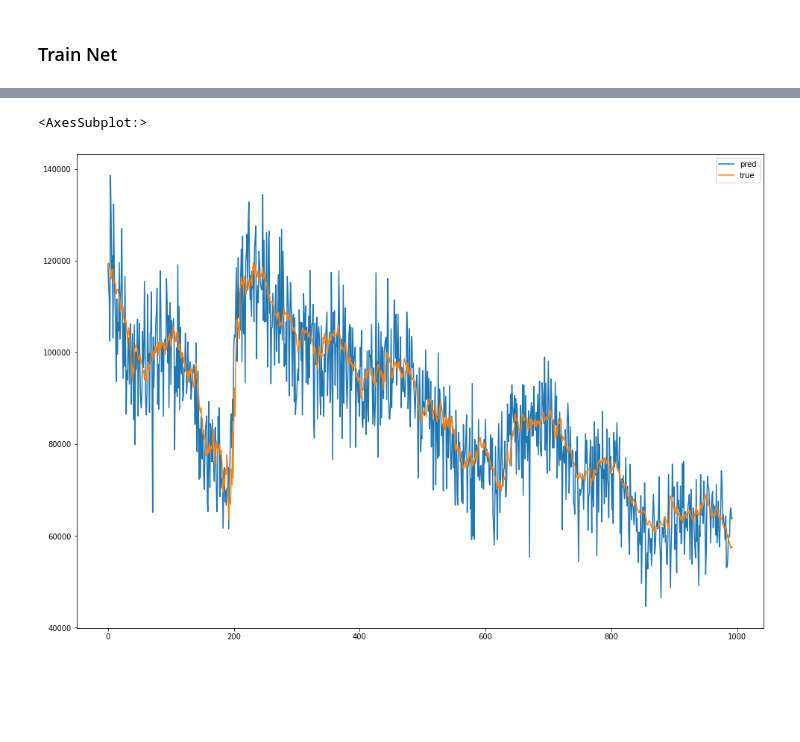
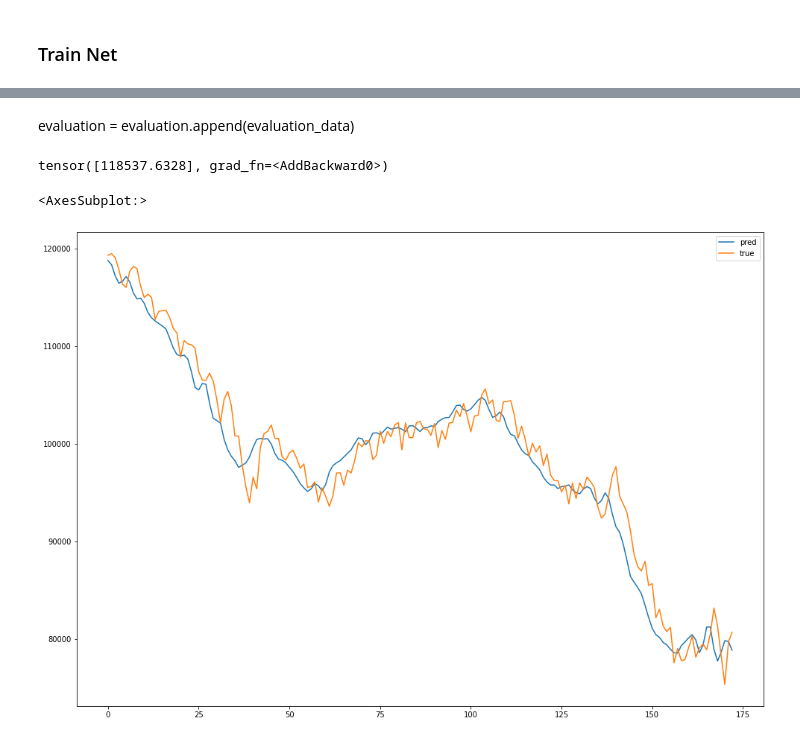
Before and after one commit to adelmofilho/BovespaStockPrediction, a Jupyter notebook: IbovStockPrediction.ipynb, the cells around one changed output, grey strips where cells are left out. Saved outputs shown, nothing was run; the diff lists cells and outputs as text; code cells hidden in the pictures; blank space fills up the shorter version.

```diff
--- a/IbovStockPrediction.ipynb
+++ b/IbovStockPrediction.ipynb
@@ -59,13 +73,19 @@ print(result)
 # %%
 tensor_x = torch.Tensor(np.array(trainX))
 tensor_y = torch.Tensor(np.array(trainY))
+# %%
+tensor_val_x = torch.Tensor(np.array(validX))
+tensor_val_y = torch.Tensor(np.array(validY))
 # %%
 dataset = torch.utils.data.TensorDataset(tensor_x,tensor_y)
 dataloader = torch.utils.data.DataLoader(dataset, batch_size=10)
+# %%
+val_dataset = torch.utils.data.TensorDataset(tensor_val_x,tensor_val_y)
+val_dataloader = torch.utils.data.DataLoader(val_dataset, batch_size=10)
 # %%
 model = IbovModel(window=window)
 criterion = nn.MSELoss()
 optimizer = optim.Adam(model.parameters(), lr=0.001)
 # %%
-train(dataloader, model, criterion, optimizer, epochs=10)
+train(dataloader, val_dataloader, model, criterion, optimizer, epochs=10)
 # %% [output]
@@ -102,0 +109,7 @@ evaluation_data.head()
+# %%
+prediction = np.hstack(model(tensor_val_x).detach().numpy()).tolist()
+true_value = np.hstack(validY).tolist()
+evaluation = pd.DataFrame(columns=["pred", "true"])
+evaluation["pred"] = prediction
+evaluation["true"] = true_value
+evaluation.head()
@@ -103,9 +123,15 @@ evaluation_data.head()
+# %% [markdown]
+evaluation = evaluation.append(evaluation_data)
+# %%
+model(torch.Tensor(np.array(dados_ibov.sort_values(by="date", ascending=False)["close"][0:7].values)))
+# %% [output]
+tensor([118537.6328], grad_fn=<AddBackward0>)
 # %%
 from matplotlib import pyplot
 # %%
 a4_dims = (16.5, 11.7)
 fig, ax = pyplot.subplots(figsize=a4_dims)
-sns.lineplot(ax=ax, data=evaluation_data, dashes=False)
+sns.lineplot(ax=ax, data=evaluation, dashes=False)
 # %% [output]
 <AxesSubplot:>
-[figure, old version]
+[figure, new version]
```
Also changed, not shown: parts of 12 cells of this notebook, 2 other files.
